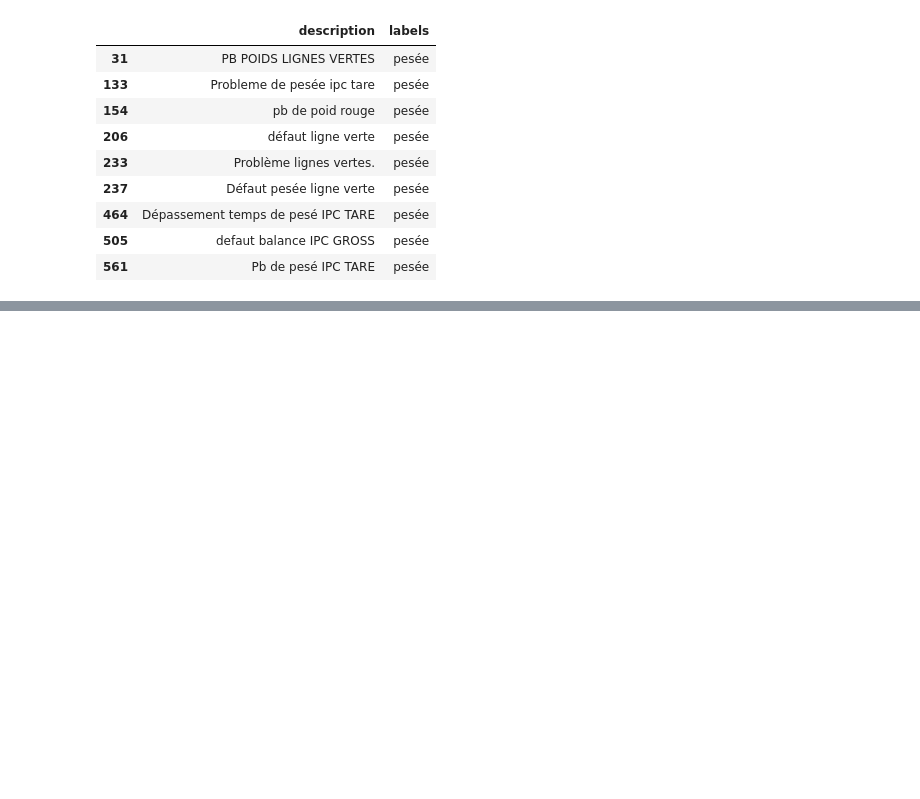
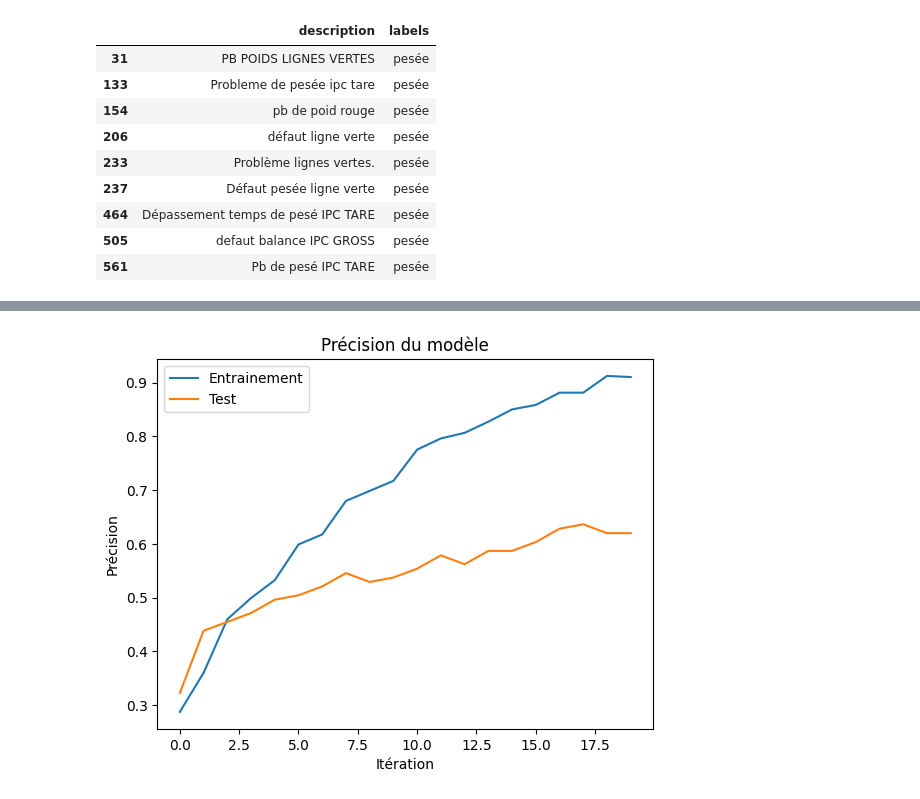
Before and after one commit to jeremy-vangansberg/machine-failure-classifier, a Jupyter notebook: model/analyse.ipynb, the cells around one changed output, grey strips where cells are left out. Cells and saved outputs as stored; diff of their text form; code cells hidden in the pictures; blank space fills up the shorter version.

```diff
--- a/model/analyse.ipynb
+++ b/model/analyse.ipynb
@@ -153,0 +365,4 @@ df[df["labels"]=="pesée"]
+# %%
+model.layers[2].trainable = True
+model.compile(loss='sparse_categorical_crossentropy', optimizer=Adam(1e-5), metrics=['accuracy'])
+model.summary()
@@ -153,0 +387,4 @@ df[df["labels"]=="pesée"]
+# %%
+history = model.fit([output_tokenizer_entrainement['input_ids'],output_tokenizer_entrainement['attention_mask']],y_train_nlp,
+                    epochs=20, verbose=1, batch_size = 8,
+                    validation_data=([output_tokenizer_tests['input_ids'],output_tokenizer_tests['attention_mask']],y_test_nlp))
@@ -153,0 +409,10 @@ df[df["labels"]=="pesée"]
+# %%
+plt.plot(history.history['accuracy'])
+plt.plot(history.history['val_accuracy'])
+plt.title('Précision du modèle')
+plt.ylabel('Précision')
+plt.xlabel('Itération')
+plt.legend(['Entrainement', 'Test'], loc='upper left')
+plt.show()
+# %% [output]
+[figure, added]
```
Also changed, not shown: parts of 23 cells of this notebook, 3 other files.
